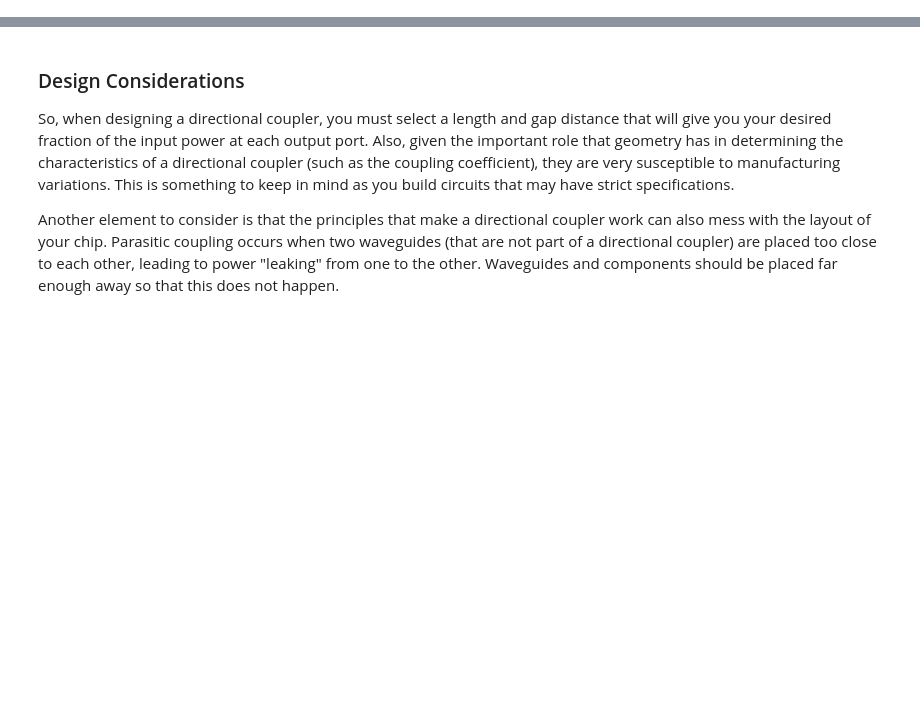
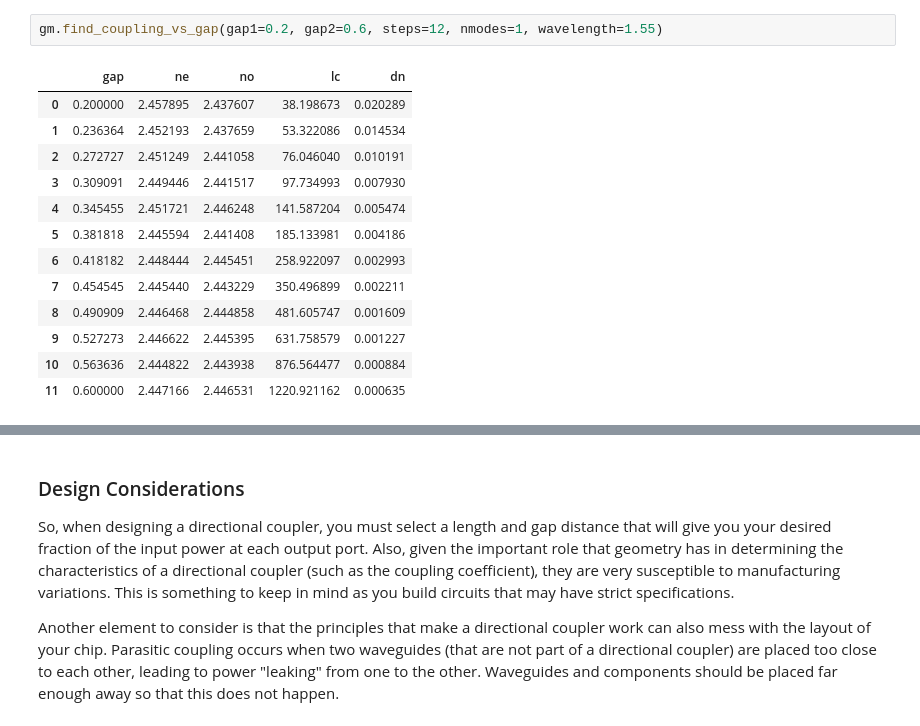
Before and after one commit to SkandanC/Photonics-Bootcamp, a Jupyter notebook: _sources/pages/directional_couplers.ipynb, the cells around one changed output, grey strips where cells are left out. Saved outputs shown, nothing was run; the diff lists cells and outputs as text; blank space fills up the shorter version.

```diff
--- a/_sources/pages/directional_couplers.ipynb
+++ b/_sources/pages/directional_couplers.ipynb
@@ -35 +83,17 @@ Where $\Delta n = |n_{1} - n_{2}| = |n_{eff,even} - n_{eff,odd}|$
+# %%
+gm.find_coupling_vs_gap(gap1=0.2, gap2=0.6, steps=12, nmodes=1, wavelength=1.55)
+# %% [output]
+|  | gap | ne | no | lc | dn |
+| 0 | 0.200000 | 2.457895 | 2.437607 | 38.198673 | 0.020289 |
+| 1 | 0.236364 | 2.452193 | 2.437659 | 53.322086 | 0.014534 |
+| 2 | 0.272727 | 2.451249 | 2.441058 | 76.046040 | 0.010191 |
+| 3 | 0.309091 | 2.449446 | 2.441517 | 97.734993 | 0.007930 |
+| 4 | 0.345455 | 2.451721 | 2.446248 | 141.587204 | 0.005474 |
+| 5 | 0.381818 | 2.445594 | 2.441408 | 185.133981 | 0.004186 |
+| 6 | 0.418182 | 2.448444 | 2.445451 | 258.922097 | 0.002993 |
+| 7 | 0.454545 | 2.445440 | 2.443229 | 350.496899 | 0.002211 |
+| 8 | 0.490909 | 2.446468 | 2.444858 | 481.605747 | 0.001609 |
+| 9 | 0.527273 | 2.446622 | 2.445395 | 631.758579 | 0.001227 |
+| 10 | 0.563636 | 2.444822 | 2.443938 | 876.564477 | 0.000884 |
+| 11 | 0.600000 | 2.447166 | 2.446531 | 1220.921162 | 0.000635 |
 # %% [markdown]
```
Also changed, not shown: parts of 16 cells of this notebook, 59 other files.
